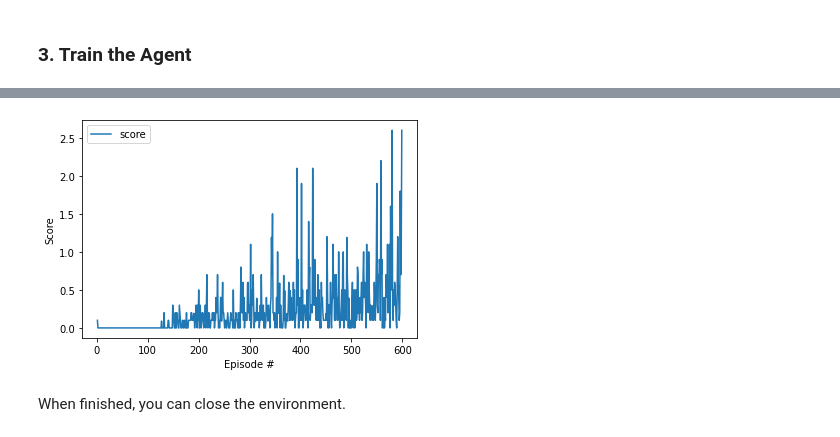
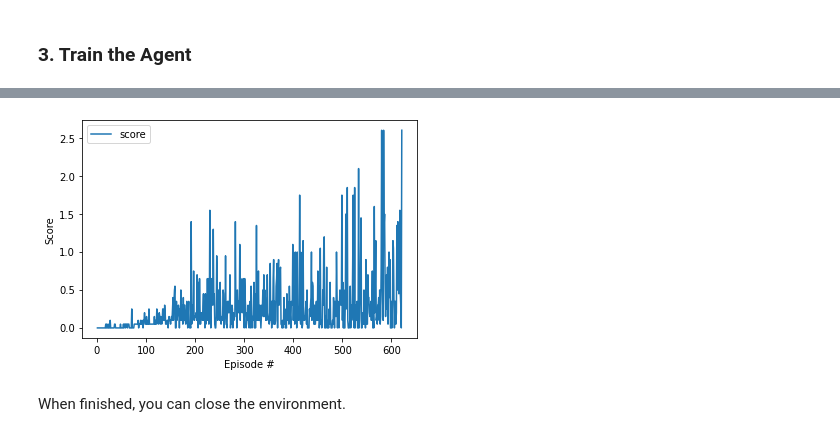
Before and after one commit to victorcmng/unity-tennis, a Jupyter notebook: Tennis.ipynb, the cells around one changed output, grey strips where cells are left out. Drawn from its saved outputs; the diff is of its cells as text; code cells hidden in the pictures.

Commit message:
Updated MADDPG code

```diff
--- a/Tennis.ipynb
+++ b/Tennis.ipynb
@@ -149,28 +165,50 @@ def ddpg_train(agent):
 # %%
-from ddpg_agent import Agent
+from maddpg_agent import Agent
 
 device = torch.device("cuda:0" if torch.cuda.is_available() else "cpu")
 
-agent = Agent(device,
-              num_agents,
-              state_size,
-              action_size,
-              random_seed=40,
-              buffer_size=int(1e5), # replay buffer size
-              batch_size=128,       # minibatch size
-              gamma=0.99,           # discount factor
-              tau=1e-2,             # for soft update of target parameters
-              fc1_units_actor=256,  # output dim of first FC layer of actor
-              fc2_units_actor=256,  # output dim of second FC layer of actor
-              fcs1_units_critic=256,# output dim of first FC layer of critic
-              fc2_units_critic=256, # output dim of second FC layer of critic
-              lr_actor=1e-3,        # learning rate of the actor
-              lr_critic=1e-3,       # learning rate of the critic
-              weight_decay=0,       # L2 weight decay
-              update_local=1,
-              n_updates=1)
+RANDOM_SEED=2020
+BUFFER_SIZE=int(1e5)  # replay buffer size
+BATCH_SIZE=128        # minibatch size
+GAMMA=0.99            # discount factor
+TAU=1e-2              # for soft update of target parameters
+FC1_UNITS_ACTOR=256   # output dim of first FC layer of actor
+FC2_UNITS_ACTOR=256   # output dim of second FC layer of actor
+FCS1_UNITS_CRITIC=256 # output dim of first FC layer of critic
+FC2_UNITS_CRITIC=256  # output dim of second FC layer of critic
+LR_ACTOR=1e-3         # learning rate of the actor
+LR_CRITIC=1e-3        # learning rate of the critic
+WEIGHT_DECAY=0        # L2 weight decay
 
 
+agent1 = Agent(device, num_agents, state_size+1, action_size, random_seed=RANDOM_SEED, buffer_size=BUFFER_SIZE,
+               batch_size=BATCH_SIZE, gamma=GAMMA, tau=TAU, fc1_units_actor=FC1_UNITS_ACTOR, fc2_units_actor=FC2_UNITS_ACTOR,
+               fcs1_units_critic=FCS1_UNITS_CRITIC, fc2_units_critic=FC2_UNITS_CRITIC, lr_actor=LR_ACTOR, lr_critic=LR_CRITIC,
+               weight_decay=WEIGHT_DECAY, update_local=1, n_updates=1)
+
+agent2 = Agent(device, num_agents, state_size+1, action_size, random_seed=RANDOM_SEED, buffer_size=BUFFER_SIZE,
+               batch_size=BATCH_SIZE, gamma=GAMMA, tau=TAU, fc1_units_actor=FC1_UNITS_ACTOR, fc2_units_actor=FC2_UNITS_ACTOR,
+               fcs1_units_critic=FCS1_UNITS_CRITIC, fc2_units_critic=FC2_UNITS_CRITIC, lr_actor=LR_ACTOR, lr_critic=LR_CRITIC,
+               weight_decay=WEIGHT_DECAY, update_local=1, n_updates=1)
+
+# Update agent2 param to be same as agent1
+agent2.actor_local = agent1.actor_local
+agent2.actor_target = agent1.actor_target
+agent2.actor_optimizer = agent1.actor_optimizer
+
+agent2.critic_local = agent1.critic_local
+agent2.critic_target = agent1.critic_target
+agent2.critic_optimizer = agent1.critic_optimizer
+
+agent2.memory = agent1.memory
+
 # train the agent
-ddpg_train(agent)
+scores = ddpg_train(agent1, agent2)
+
+# plot scores
+plt.plot(np.arange(1, len(scores)+1), scores, label='score')
+plt.ylabel('Score')
+plt.xlabel('Episode #')
+plt.legend()
+plt.show()
 # %% [output]
@@ -185,4 +224,4 @@ Environment solved in 498 episodes!             Average Score: 0.510
-[figure, old version]
+[figure, new version]
 # %% [markdown]
 When finished, you can close the environment.
 # %% [markdown]
```
Also changed, not shown: parts of 4 cells of this notebook.
